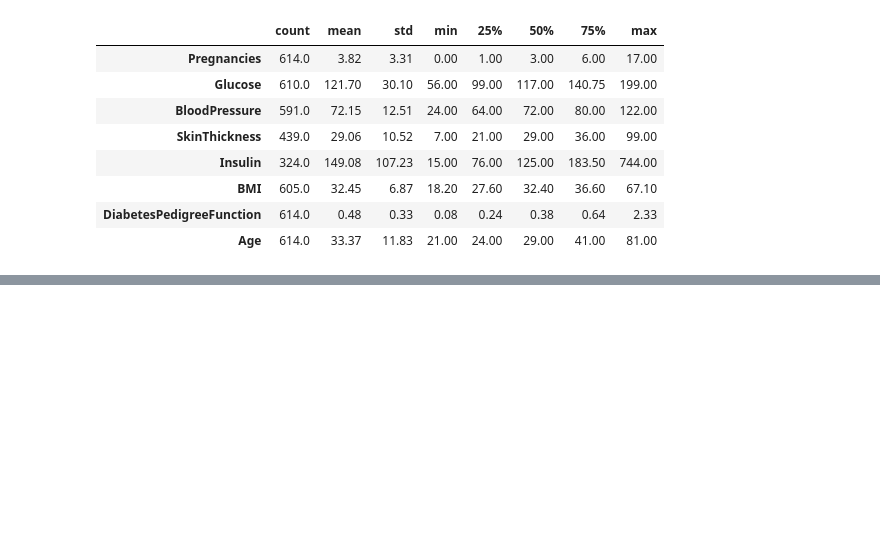
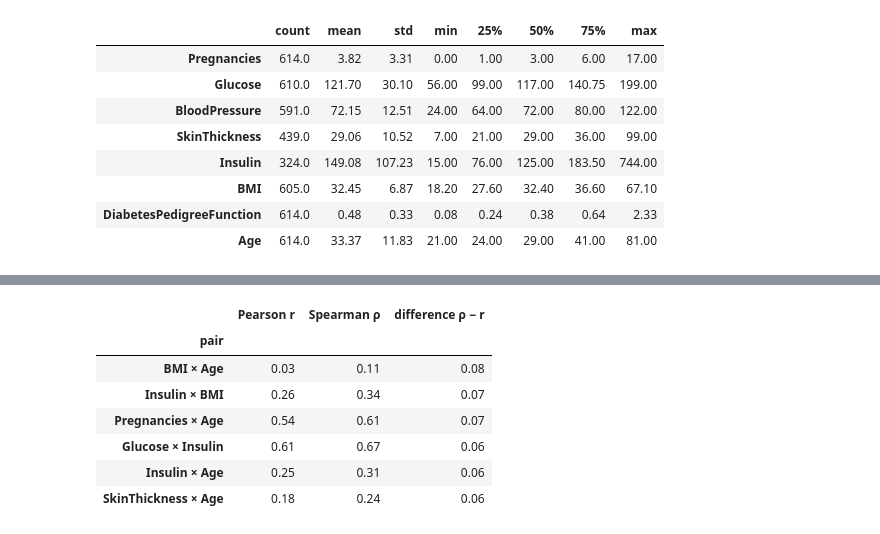
Before and after one commit to khaldounalhanawi/Project-Diabetes, a Jupyter notebook: 01_diabetes_project copy.ipynb, the cells around one changed output, grey strips where cells are left out. Cells and saved outputs as stored; diff of their text form; code cells hidden in the pictures; blank space fills up the shorter version.

```diff
--- a/01_diabetes_project copy.ipynb
+++ b/01_diabetes_project copy.ipynb
@@ -318,0 +350,19 @@ df_train[FEATURES].describe().T.round(2)
+# %%
+# Which pairs do the two methods judge most differently?
+pairs = []
+for i, a in enumerate(FEATURES):
+    for b in FEATURES[i + 1:]:
+        pairs.append({"pair": f"{a} × {b}", "Pearson r": pearson.loc[a, b],
+                      "Spearman ρ": spearman.loc[a, b]})
+pairs = pd.DataFrame(pairs).set_index("pair")
+pairs["difference ρ − r"] = pairs["Spearman ρ"] - pairs["Pearson r"]
+pairs.reindex(pairs["difference ρ − r"].abs().sort_values(ascending=False).index).head(6).round(2)
+# %% [output]
+|  | Pearson r | Spearman ρ | difference ρ − r |
+| pair |  |  |  |
+| BMI × Age | 0.03 | 0.11 | 0.08 |
+| Insulin × BMI | 0.26 | 0.34 | 0.07 |
+| Pregnancies × Age | 0.54 | 0.61 | 0.07 |
+| Glucose × Insulin | 0.61 | 0.67 | 0.06 |
+| Insulin × Age | 0.25 | 0.31 | 0.06 |
+| SkinThickness × Age | 0.18 | 0.24 | 0.06 |
```
Also changed, not shown: parts of 4 cells of this notebook.
